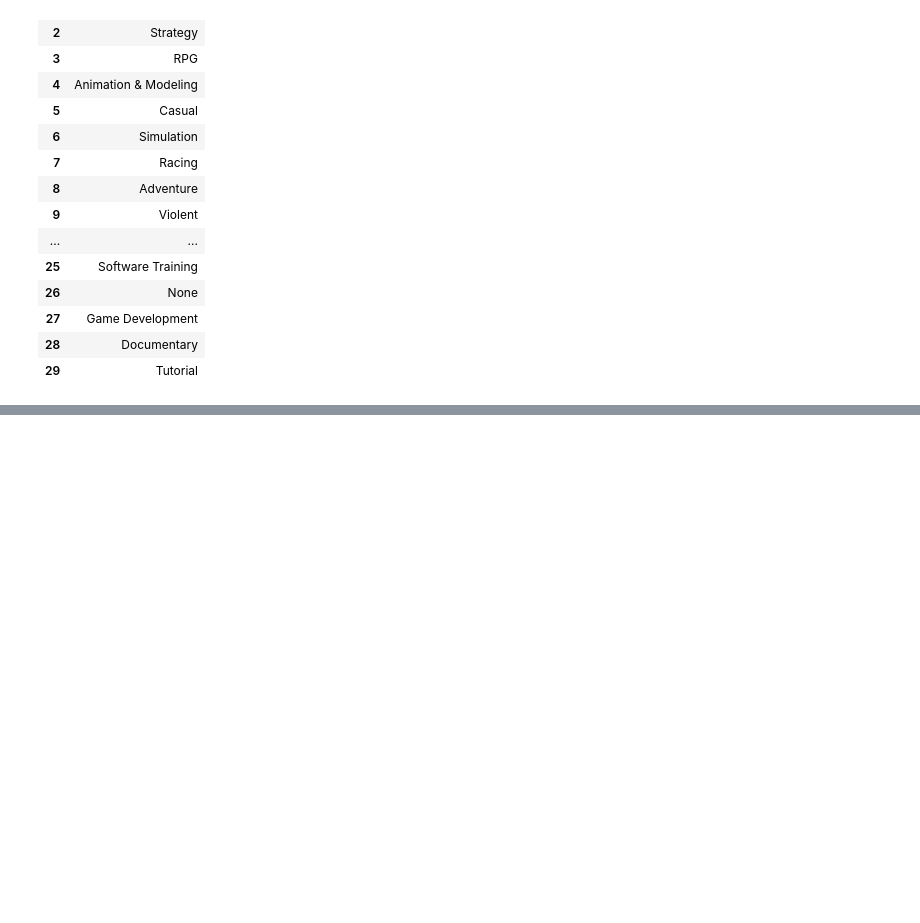
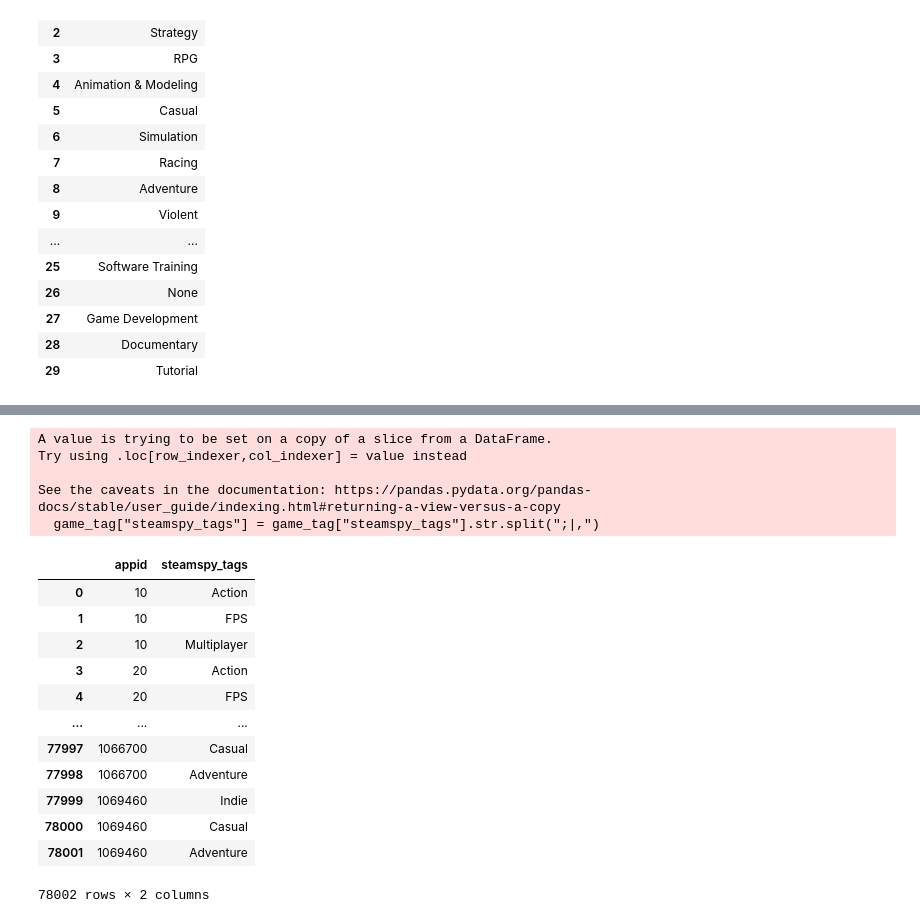
Before and after one commit to samuelceron/projectETL, a Jupyter notebook: Steam/ETL Project - Steam.ipynb, the cells around one changed output, grey strips where cells are left out. Drawn from its saved outputs; the diff is of its cells as text; code cells hidden in the pictures; blank space fills up the shorter version.

```diff
--- a/Steam/ETL Project - Steam.ipynb
+++ b/Steam/ETL Project - Steam.ipynb
@@ -214,0 +267,26 @@ genres_df
+# %%
+# Game_tag
+game_tag = Games[["appid","steamspy_tags"]]
+game_tag["steamspy_tags"] = game_tag["steamspy_tags"].str.split(";|,")
+game_tag = game_tag.explode("steamspy_tags").reset_index(drop=True)
+game_tag.to_csv("Files/game_tag.csv")
+game_tag
+# %% [output]
+A value is trying to be set on a copy of a slice from a DataFrame.
+Try using .loc[row_indexer,col_indexer] = value instead
+
+See the caveats in the documentation: https://pandas.pydata.org/pandas-docs/stable/user_guide/indexing.html#returning-a-view-versus-a-copy
+  game_tag["steamspy_tags"] = game_tag["steamspy_tags"].str.split(";|,")
+|  | appid | steamspy_tags |
+| 0 | 10 | Action |
+| 1 | 10 | FPS |
+| 2 | 10 | Multiplayer |
+| 3 | 20 | Action |
+| 4 | 20 | FPS |
+| ... | ... | ... |
+| 77997 | 1066700 | Casual |
+| 77998 | 1066700 | Adventure |
+| 77999 | 1069460 | Indie |
+| 78000 | 1069460 | Casual |
+| 78001 | 1069460 | Adventure |
+78002 rows × 2 columns
```
Also changed, not shown: parts of 3 cells of this notebook, 5 other files.
